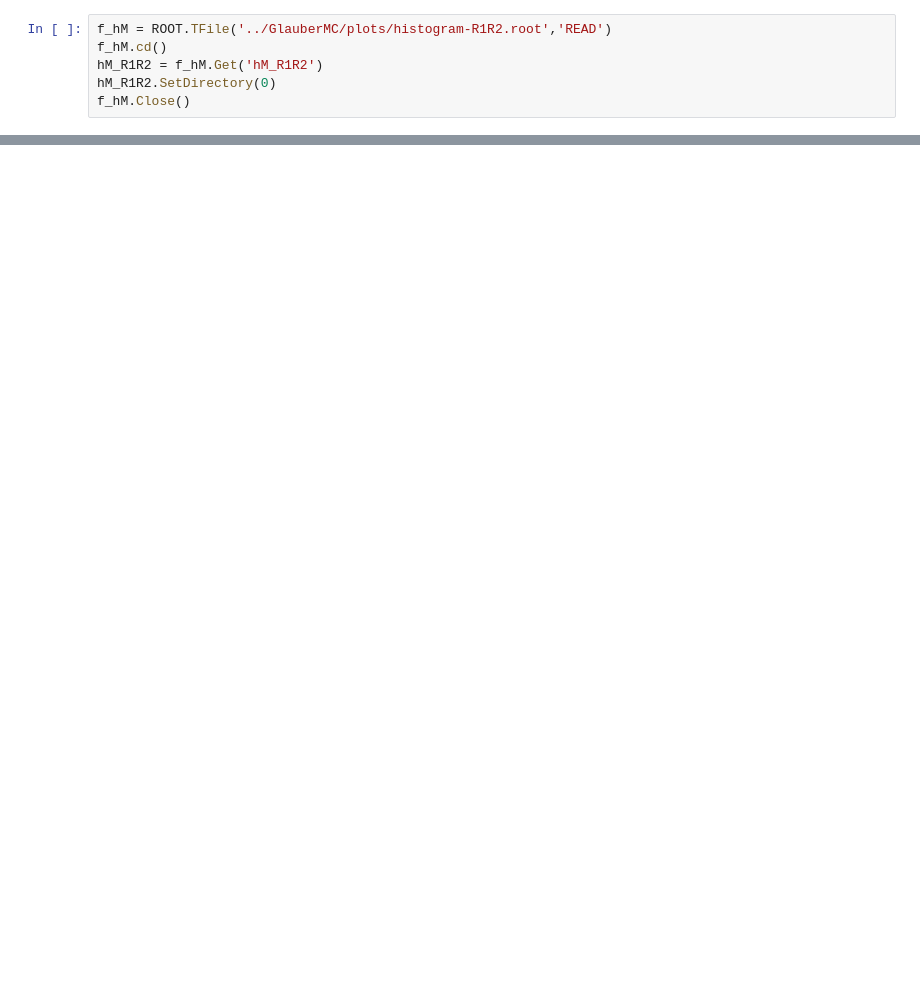
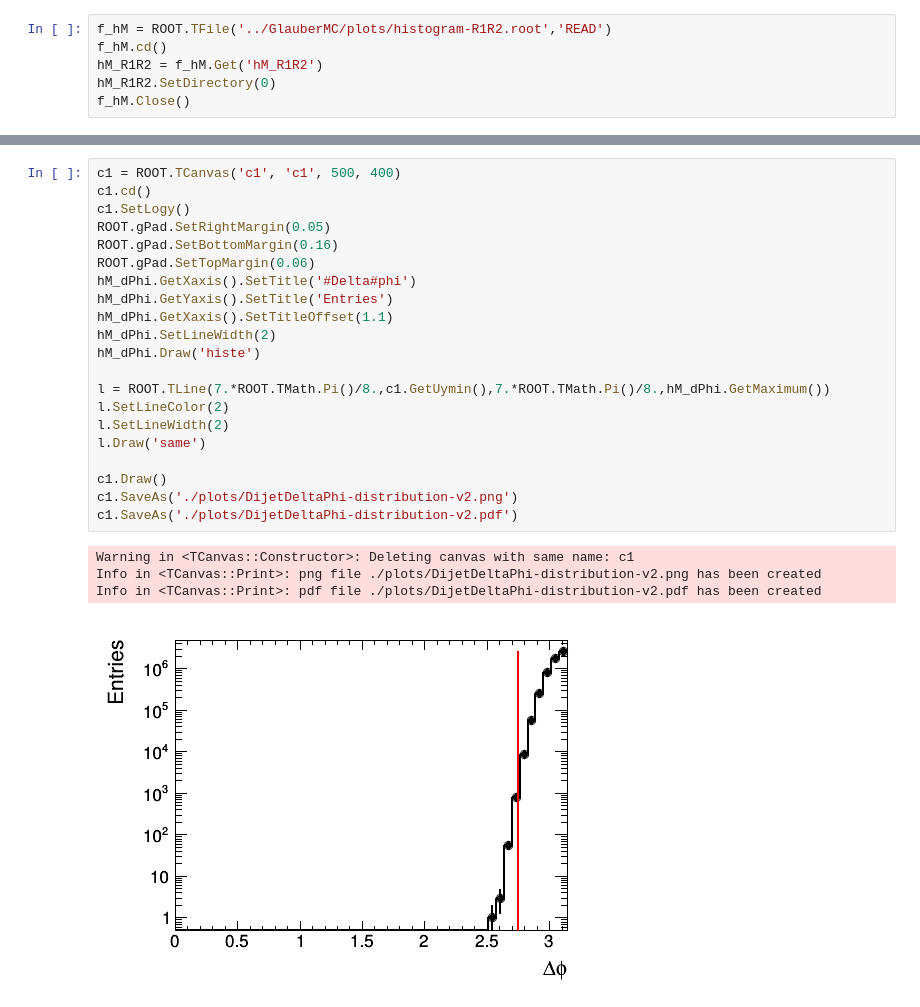
Before and after one commit to hrjheng/NCU-1072-HEPCourse, a Jupyter notebook: Dijet-Asymmetry/Dijet-asymmetry.ipynb, the cells around one changed output, grey strips where cells are left out. Saved outputs shown, nothing was run; the diff lists cells and outputs as text; blank space fills up the shorter version.

```diff
--- a/Dijet-Asymmetry/Dijet-asymmetry.ipynb
+++ b/Dijet-Asymmetry/Dijet-asymmetry.ipynb
@@ -171,0 +212,26 @@ Info in <TCanvas::Print>: pdf file ./plots/AJ-inclusive-pp-EnergyLoss-function3.
+# %%
+c1 = ROOT.TCanvas('c1', 'c1', 500, 400)
+c1.cd()
+c1.SetLogy()
+ROOT.gPad.SetRightMargin(0.05)
+ROOT.gPad.SetBottomMargin(0.16)
+ROOT.gPad.SetTopMargin(0.06)
+hM_dPhi.GetXaxis().SetTitle('#Delta#phi')
+hM_dPhi.GetYaxis().SetTitle('Entries')
+hM_dPhi.GetXaxis().SetTitleOffset(1.1)
+hM_dPhi.SetLineWidth(2)
+hM_dPhi.Draw('histe')
+
+l = ROOT.TLine(7.*ROOT.TMath.Pi()/8.,c1.GetUymin(),7.*ROOT.TMath.Pi()/8.,hM_dPhi.GetMaximum())
+l.SetLineColor(2)
+l.SetLineWidth(2)
+l.Draw('same')
+
+c1.Draw()
+c1.SaveAs('./plots/DijetDeltaPhi-distribution-v2.png')
+c1.SaveAs('./plots/DijetDeltaPhi-distribution-v2.pdf')
+# %% [output]
+Warning in <TCanvas::Constructor>: Deleting canvas with same name: c1
+Info in <TCanvas::Print>: png file ./plots/DijetDeltaPhi-distribution-v2.png has been created
+Info in <TCanvas::Print>: pdf file ./plots/DijetDeltaPhi-distribution-v2.pdf has been created
+[figure, added]
```
Also changed, not shown: parts of 10 cells of this notebook.
